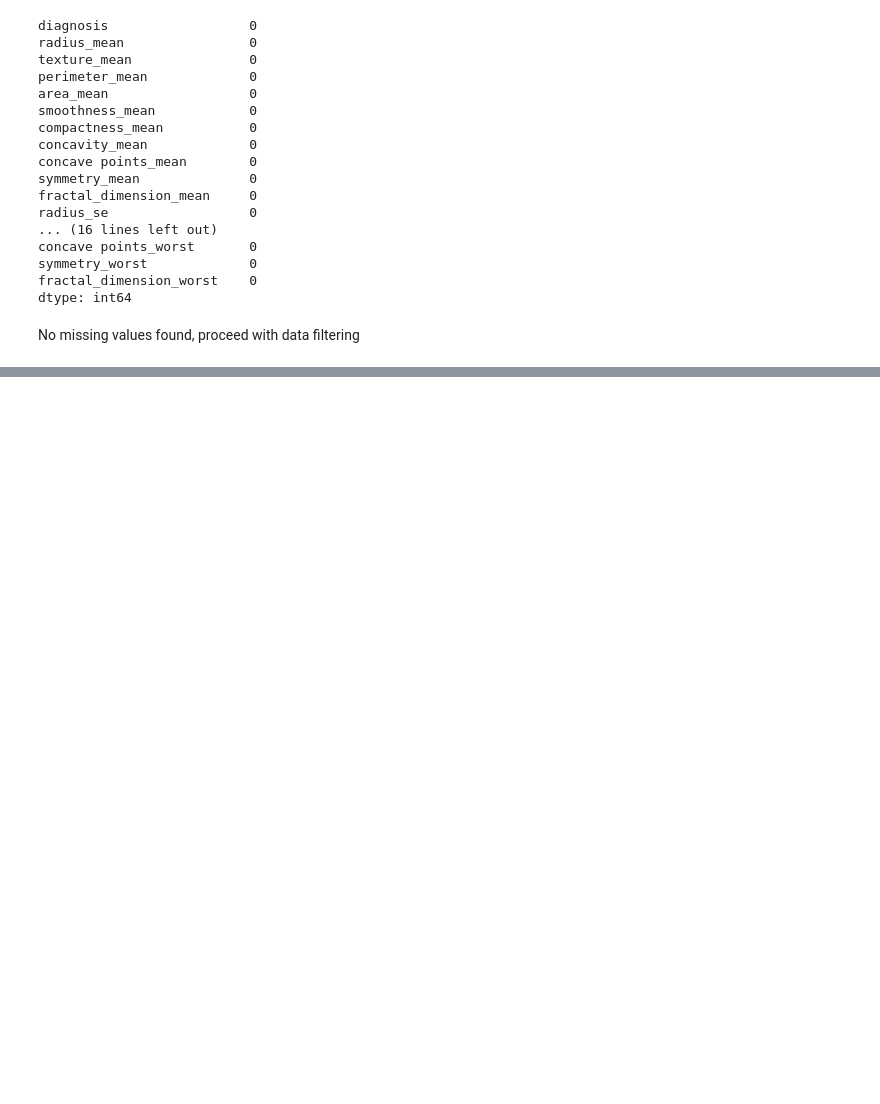
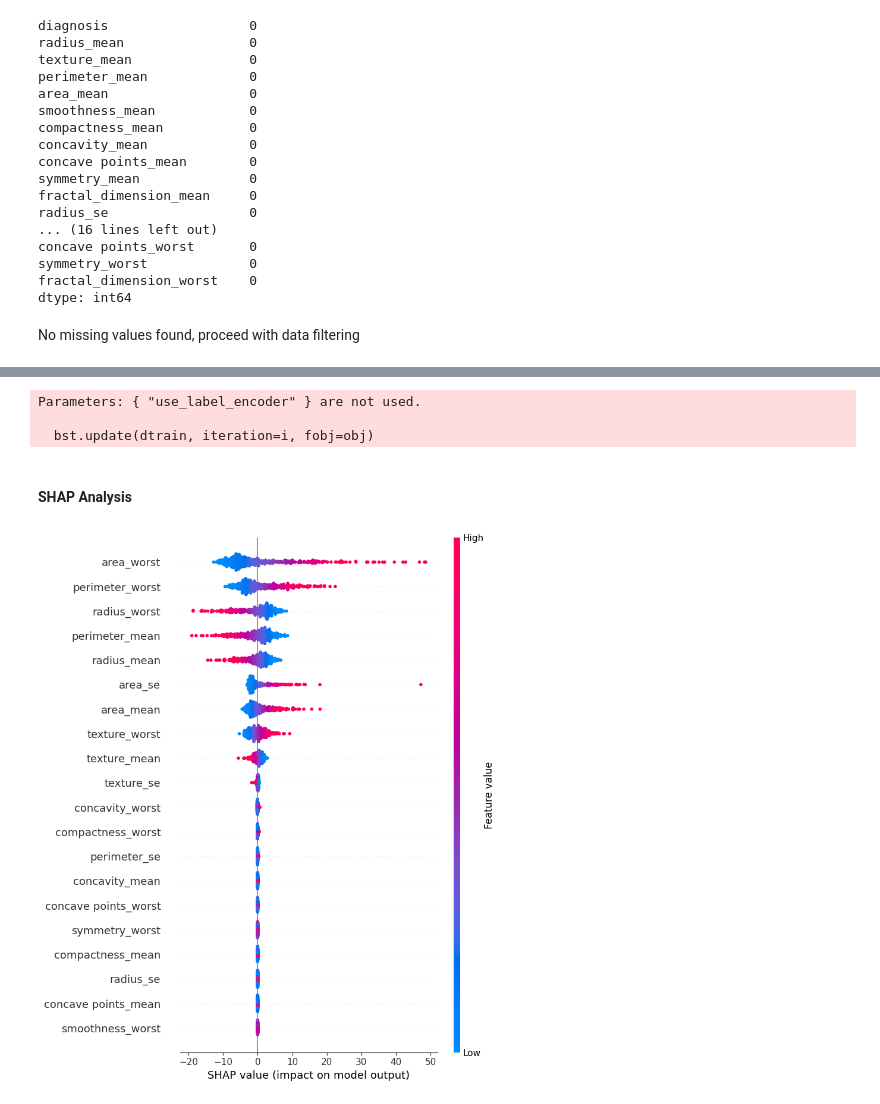
Before and after one commit to sreerag-chandrasekharan/Brest_cancer_detection_updated, a Jupyter notebook: data_analysis/Main.ipynb, the cells around one changed output, grey strips where cells are left out. Cells and saved outputs as stored; diff of their text form; code cells hidden in the pictures; blank space fills up the shorter version.

Commit message:
save models

```diff
--- a/data_analysis/Main.ipynb
+++ b/data_analysis/Main.ipynb
@@ -100,0 +121,3 @@ df.to_csv('C:/Users/Sreerag/Documents/ML_chellange/Brest_cancer_detection_update
+# %%
+# Split the dataset into a training set and a test set
+X_train, X_test, y_train, y_test = train_test_split(X, y, test_size=0.30)
@@ -100,0 +136,22 @@ df.to_csv('C:/Users/Sreerag/Documents/ML_chellange/Brest_cancer_detection_update
+# %%
+def train_model(X_train, y_train, model_type="logistic"):
+
+    if model_type == "logistic":
+        model = LogisticRegression()
+    elif model_type == "xgboost":
+        model = XGBClassifier(
+            n_estimators=100,
+            learning_rate=0.1,
+            max_depth=6,
+            random_state=42,
+            use_label_encoder=False,
+            eval_metric='logloss'
+        )
+    else:
+        raise ValueError("model_type must be either 'logistic' or 'xgboost'.")
+
+    model.fit(X_train, y_train)
+    return model
+# %%
+# Logistic Regression
+log_model = train_model(X_train, y_train, model_type="logistic")
@@ -100,0 +167,10 @@ df.to_csv('C:/Users/Sreerag/Documents/ML_chellange/Brest_cancer_detection_update
+# %%
+
+# XGBoost
+xgb_model = train_model(X_train, y_train, model_type="xgboost")
+# %% [output]
+Parameters: { "use_label_encoder" } are not used.
+
+  bst.update(dtrain, iteration=i, fobj=obj)
+# %% [markdown]
+#### SHAP Analysis
@@ -100,0 +179,9 @@ df.to_csv('C:/Users/Sreerag/Documents/ML_chellange/Brest_cancer_detection_update
+# %%
+##  Create a SHAP Explainer
+explainer = shap.Explainer(log_model, X_train)
+shap_values = explainer(X_train)
+# %%
+# Global Feature Importance
+shap.summary_plot(shap_values, X_train)
+# %% [output]
+[figure, added]
```
Also changed, not shown: parts of 19 cells of this notebook, 3 other files.
